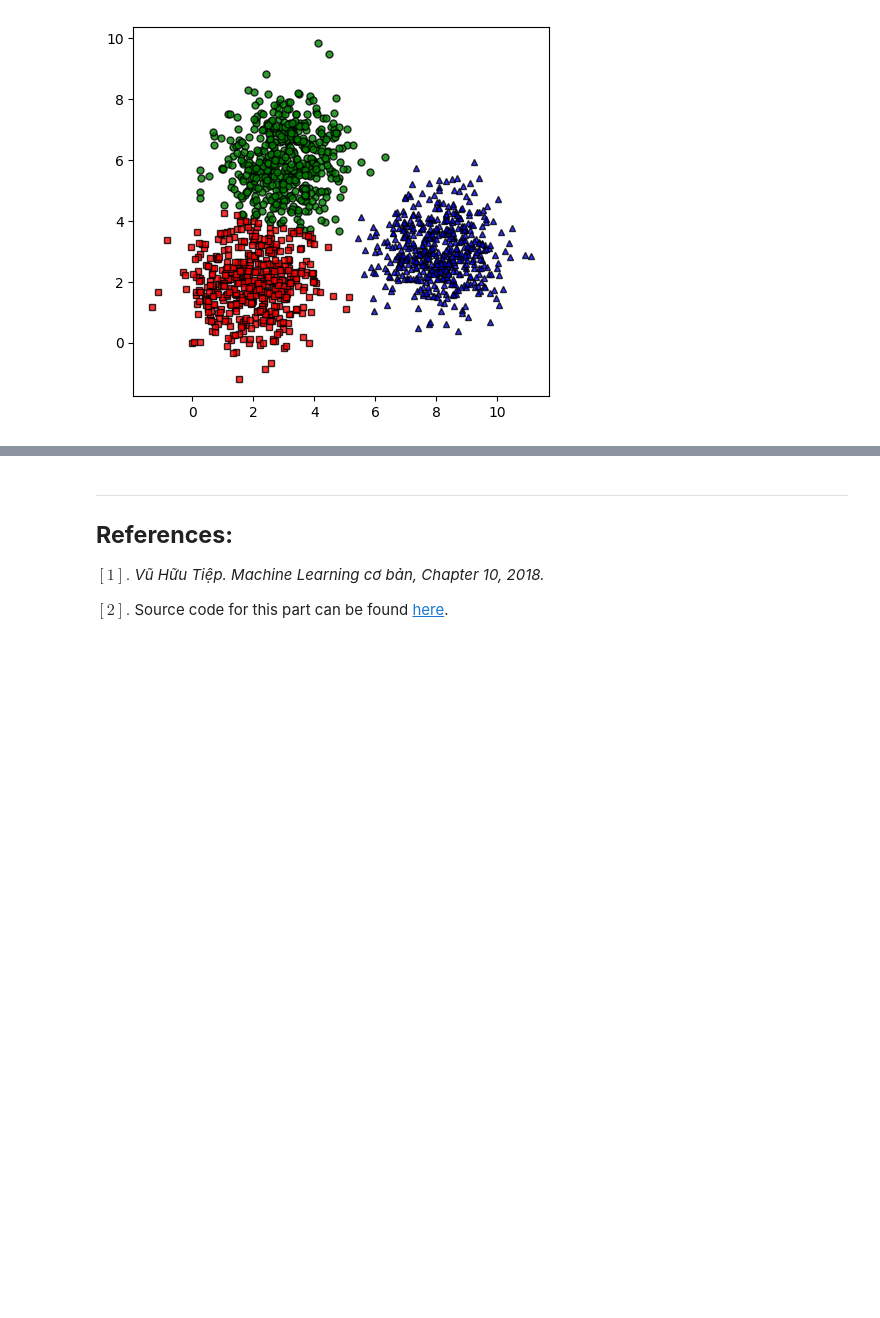
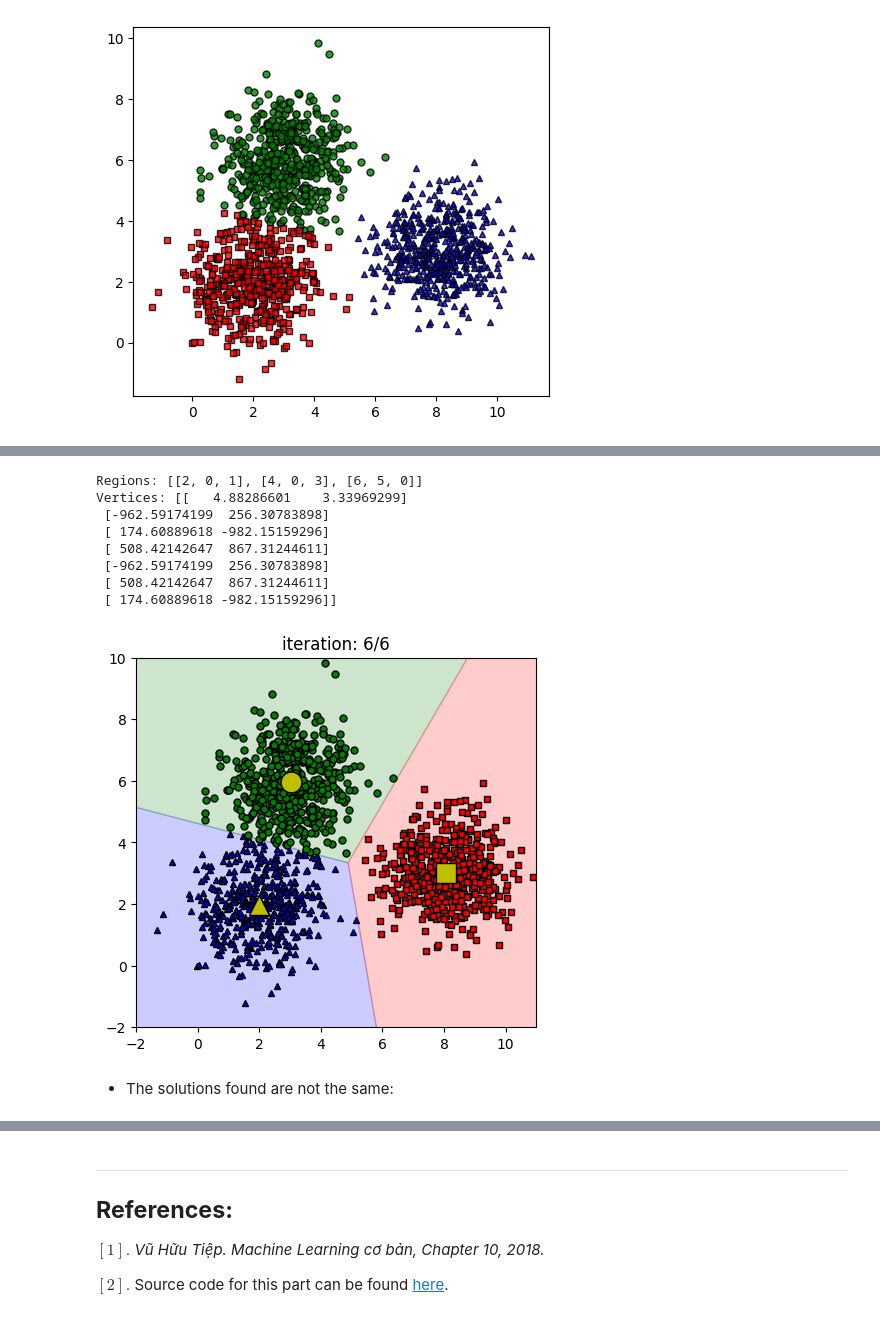
Before and after one commit to letruongzzio/Machine-Learning, a Jupyter notebook: 3 - Classification/K_means_clustering.ipynb, the cells around one changed output, grey strips where cells are left out. Cells and saved outputs as stored; diff of their text form; code cells hidden in the pictures; blank space fills up the shorter version.

```diff
--- a/3 - Classification/K_means_clustering.ipynb
+++ b/3 - Classification/K_means_clustering.ipynb
@@ -151,10 +151,7 @@ def kmeans(X, K):
     new_list_of_centroids = kmeans_update_centroids(X, labels[-1], K)
     if has_converged(list_of_centroids[-1], new_list_of_centroids):
       break
-    print('STAGE', it, ':')
-    kmeans_display(X, labels[-1])
     list_of_centroids.append(new_list_of_centroids)
-    it += 1
 
   return (list_of_centroids, labels)
 # %%
@@ -196,0 +186,37 @@ Centers found by scikit-learn:
+# %%
+from scipy.spatial import Voronoi
+from voronoi import voronoi_finite_polygons_2d
+
+def kmeans_display_progress(X, centroids, labels, it):
+    label = labels[it] # get the label of the it-th iteration
+    X0 = X[label == 0, :]
+    X1 = X[label == 1, :]
+    X2 = X[label == 2, :]
+
+    # # draw data points with color
+    kwargs = {"markersize": 5, "alpha": 1, "markeredgecolor": 'k'}
+    plt.plot(X0[:, 0], X0[:, 1], 'b^', **kwargs)
+    plt.plot(X1[:, 0], X1[:, 1], 'go', **kwargs)
+    plt.plot(X2[:, 0], X2[:, 1], 'rs', **kwargs)
+
+    # draw centroids
+    points = centroids[it]
+    kwargs = {"markersize": 15, "markeredgecolor": 'k'}
+    plt.plot(points[0, 0], points[0, 1], 'y^', **kwargs)
+    plt.plot(points[1, 0], points[1, 1], 'yo', **kwargs)
+    plt.plot(points[2, 0], points[2, 1], 'ys', **kwargs)
+
+    # draw color for each voronoi region
+    colors = ['b', 'g', 'r']
+
+    vor = Voronoi(points)
+    regions, vertices = voronoi_finite_polygons_2d(vor, radius=1000) # `voronoi_finite_polygons_2d`: https://gist.github.com/pv/8036995
+    print(f"Regions: {regions}\nVertices: {vertices}")
+    for i, region in enumerate(regions):
+        polygon = vertices[region]
+        plt.fill(*zip(*polygon), alpha=.2, color=colors[i]) # `zip(*polygon)`: https://stackoverflow.com/a/7558990
+
+    plt.axis('scaled')
+    plt.title('iteration: %d/%d' %(it + 1, len(labels)))
+    plt.axis([-2, 11, -2, 10])
+    plt.show()
@@ -196,0 +231,16 @@ Centers found by scikit-learn:
+# %%
+iters = range(5, 6)
+for it in iters:
+    kmeans_display_progress(X, centroids, labels, it)
+# %% [output]
+Regions: [[2, 0, 1], [4, 0, 3], [6, 5, 0]]
+Vertices: [[   4.88286601    3.33969299]
+ [-962.59174199  256.30783898]
+ [ 174.60889618 -982.15159296]
+ [ 508.42142647  867.31244611]
+ [-962.59174199  256.30783898]
+ [ 508.42142647  867.31244611]
+ [ 174.60889618 -982.15159296]]
+[figure, added]
+# %% [markdown]
++ The solutions found are not the same:
```
Also changed, not shown: parts of 5 cells of this notebook, 5 other files.
